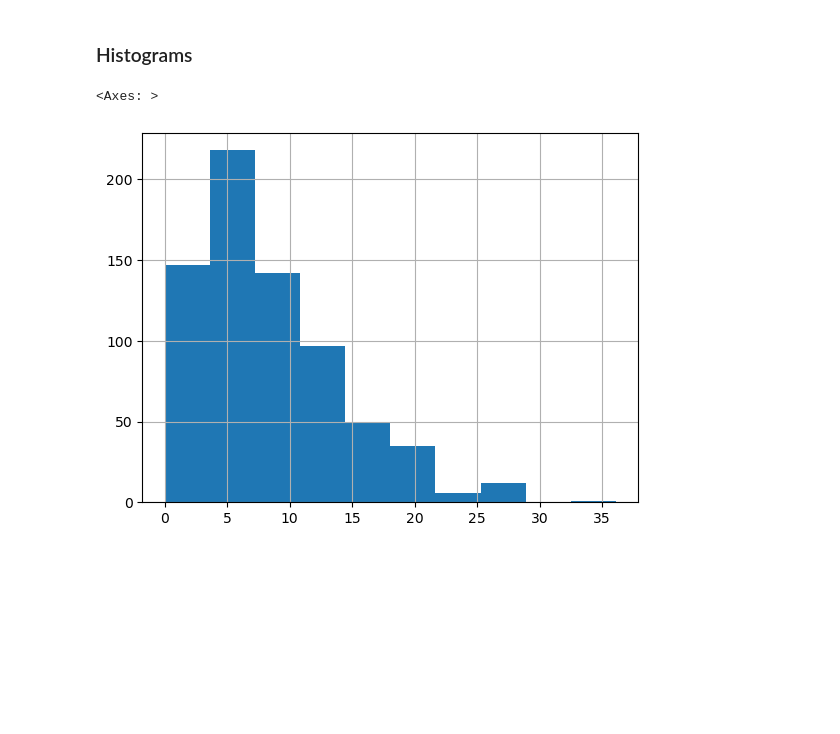
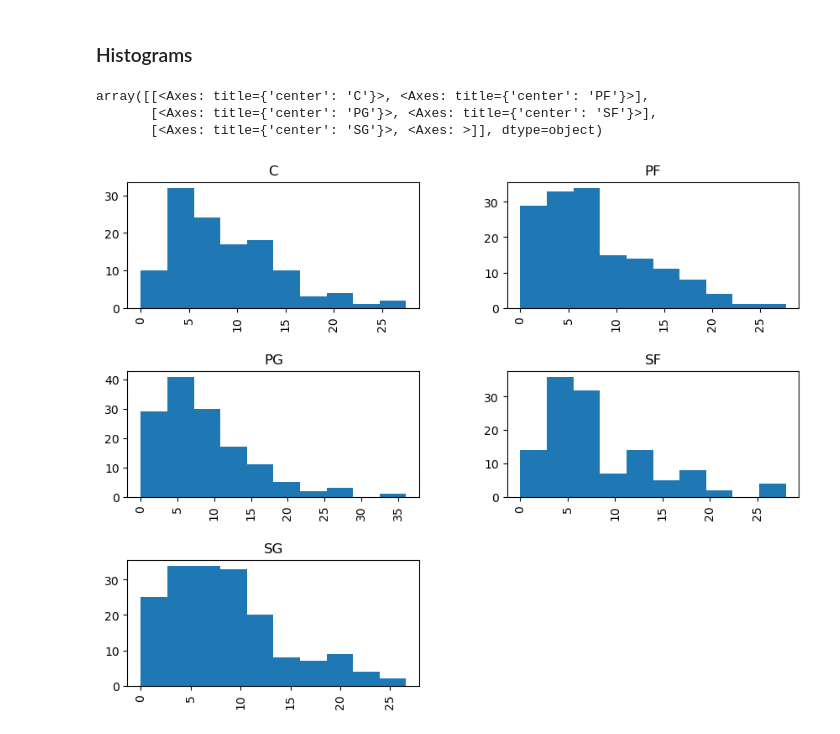
Before and after one commit to aqib1/Python_Algorithms, a Jupyter notebook: exploratoryDataAnalysis/exploratory-data.ipynb, the cells around one changed output. Drawn from its saved outputs; the diff is of its cells as text; code cells hidden in the pictures; blank space fills up the shorter version.

Commit message:
Histogram introduction

```diff
--- a/exploratoryDataAnalysis/exploratory-data.ipynb
+++ b/exploratoryDataAnalysis/exploratory-data.ipynb
@@ -355,7 +355,9 @@ Position PG have maximum PTS 36.1
 # %%
 posPTS = pos[['Pos', 'PTS']]
 posPTS
-posPTS['PTS'].hist()
+posPTS['PTS'].hist(by=posPTS['Pos'], figsize=(10, 8))
 # %% [output]
-<Axes: >
+array([[<Axes: title={'center': 'C'}>, <Axes: title={'center': 'PF'}>],
+       [<Axes: title={'center': 'PG'}>, <Axes: title={'center': 'SF'}>],
+       [<Axes: title={'center': 'SG'}>, <Axes: >]], dtype=object)
-[figure, old version]
+[figure, new version]
```
